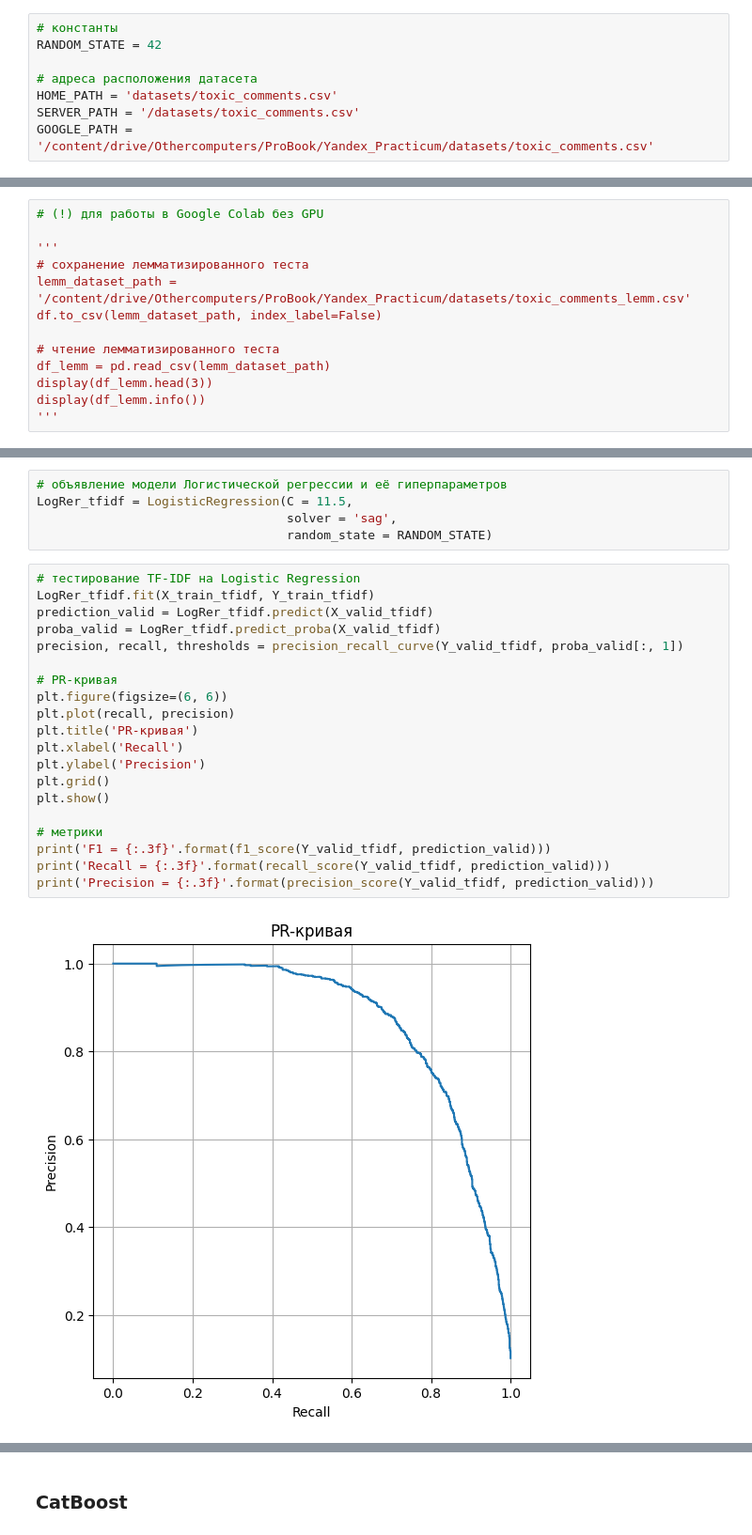
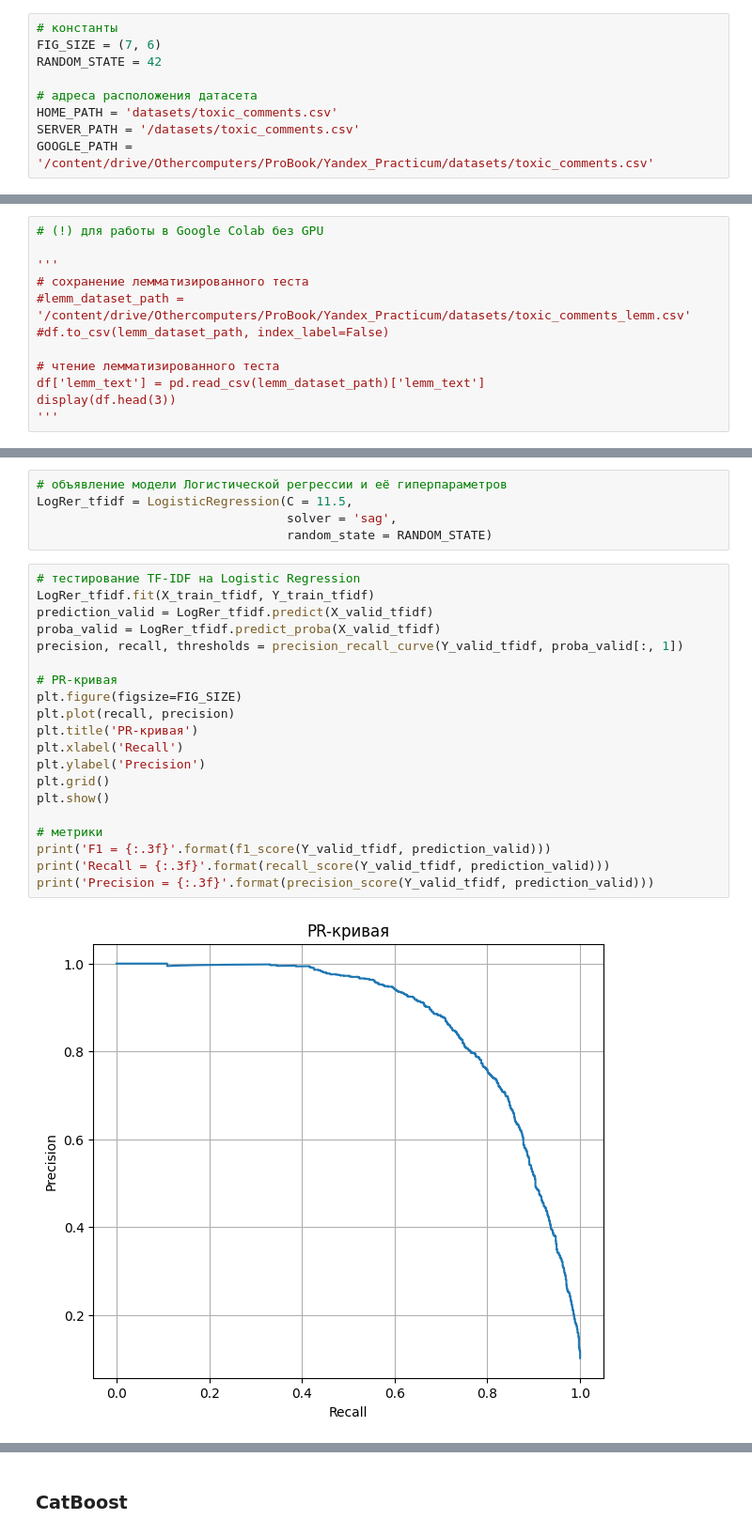
Before and after one commit to Danspers/13.Toxic-comments, a Jupyter notebook: Toxic_comments_detection.ipynb, the cells around one changed output, grey strips where cells are left out. Shown at 94% size. Cells and saved outputs as stored; diff of their text form.

```diff
--- a/Toxic_comments_detection.ipynb
+++ b/Toxic_comments_detection.ipynb
@@ -38,6 +38,7 @@ from sklearn.model_selection import train_test_split, cross_val_score
 from sklearn.feature_extraction.text import TfidfVectorizer
 # %%
 # константы
+FIG_SIZE = (7, 6)
 RANDOM_STATE = 42
 
 # адреса расположения датасета
@@ -197,13 +194,12 @@ print('Лемматизированный:', df.loc[1, 'lemm_text'])
 
 '''
 # сохранение лемматизированного теста
-lemm_dataset_path = '/content/drive/Othercomputers/ProBook/Yandex_Practicum/datasets/toxic_comments_lemm.csv'
-df.to_csv(lemm_dataset_path, index_label=False)
+#lemm_dataset_path = '/content/drive/Othercomputers/ProBook/Yandex_Practicum/datasets/toxic_comments_lemm.csv'
+#df.to_csv(lemm_dataset_path, index_label=False)
 
 # чтение лемматизированного теста
-df_lemm = pd.read_csv(lemm_dataset_path)
-display(df_lemm.head(3))
-display(df_lemm.info())
+df['lemm_text'] = pd.read_csv(lemm_dataset_path)['lemm_text']
+display(df.head(3))
 '''
 # %%
 # скачивание стоп слов
@@ -260,25 +256,25 @@ LogRer_tfidf = LogisticRegression(C = 11.5,
 # %%
 # тестирование TF-IDF на Logistic Regression
 LogRer_tfidf.fit(X_train_tfidf, Y_train_tfidf)
 prediction_valid = LogRer_tfidf.predict(X_valid_tfidf)
 proba_valid = LogRer_tfidf.predict_proba(X_valid_tfidf)
 precision, recall, thresholds = precision_recall_curve(Y_valid_tfidf, proba_valid[:, 1])
 
 # PR-кривая
-plt.figure(figsize=(6, 6))
+plt.figure(figsize=FIG_SIZE)
 plt.plot(recall, precision)
 plt.title('PR-кривая')
 plt.xlabel('Recall')
 plt.ylabel('Precision')
 plt.grid()
 plt.show()
 
 # метрики
 print('F1 = {:.3f}'.format(f1_score(Y_valid_tfidf, prediction_valid)))
 print('Recall = {:.3f}'.format(recall_score(Y_valid_tfidf, prediction_valid)))
 print('Precision = {:.3f}'.format(precision_score(Y_valid_tfidf, prediction_valid)))
 # %% [output]
-[figure, old version]
+[figure, new version]
 F1 = 0.783
 Recall = 0.707
 Precision = 0.877
```
Also changed, not shown: parts of 20 cells of this notebook.
